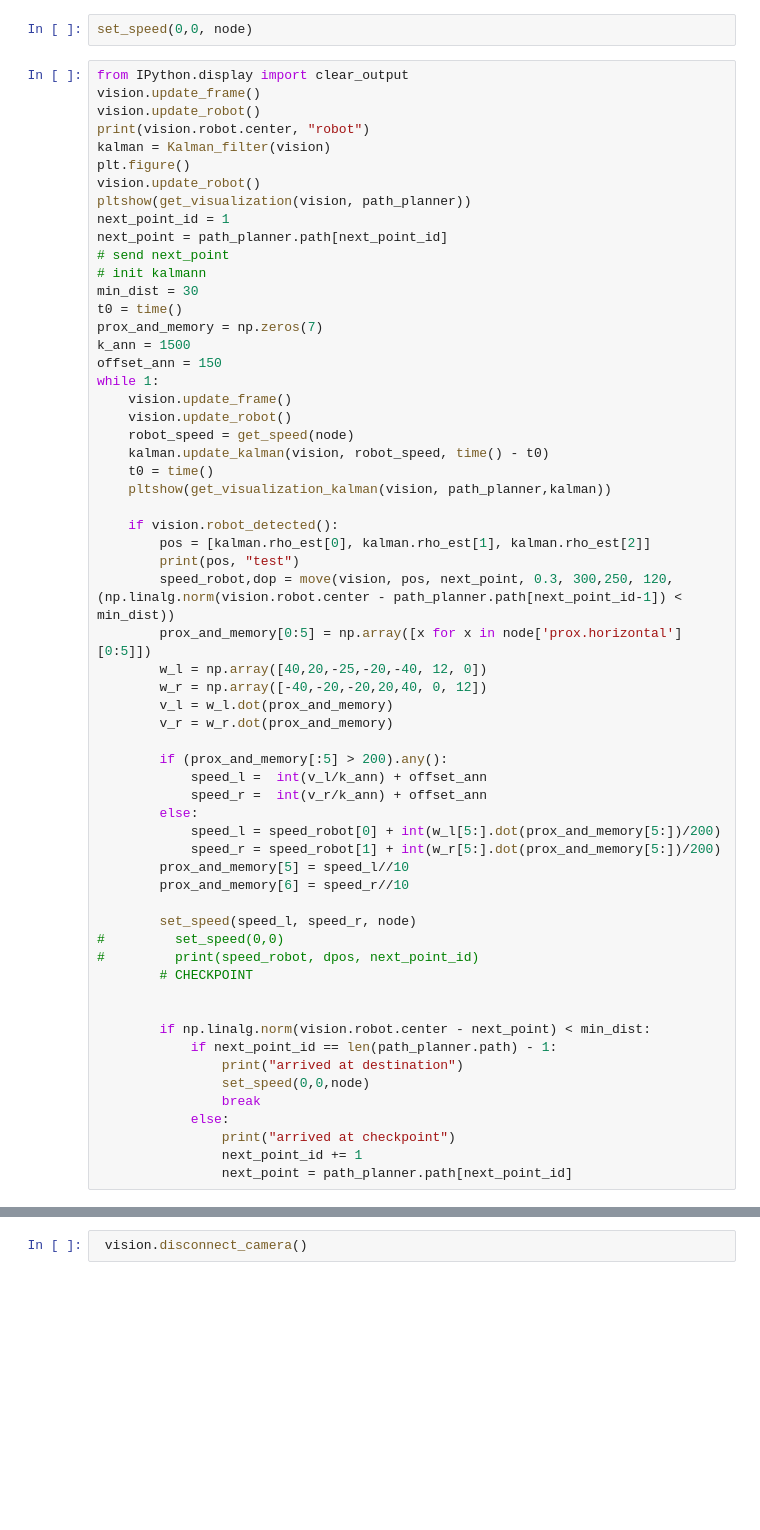
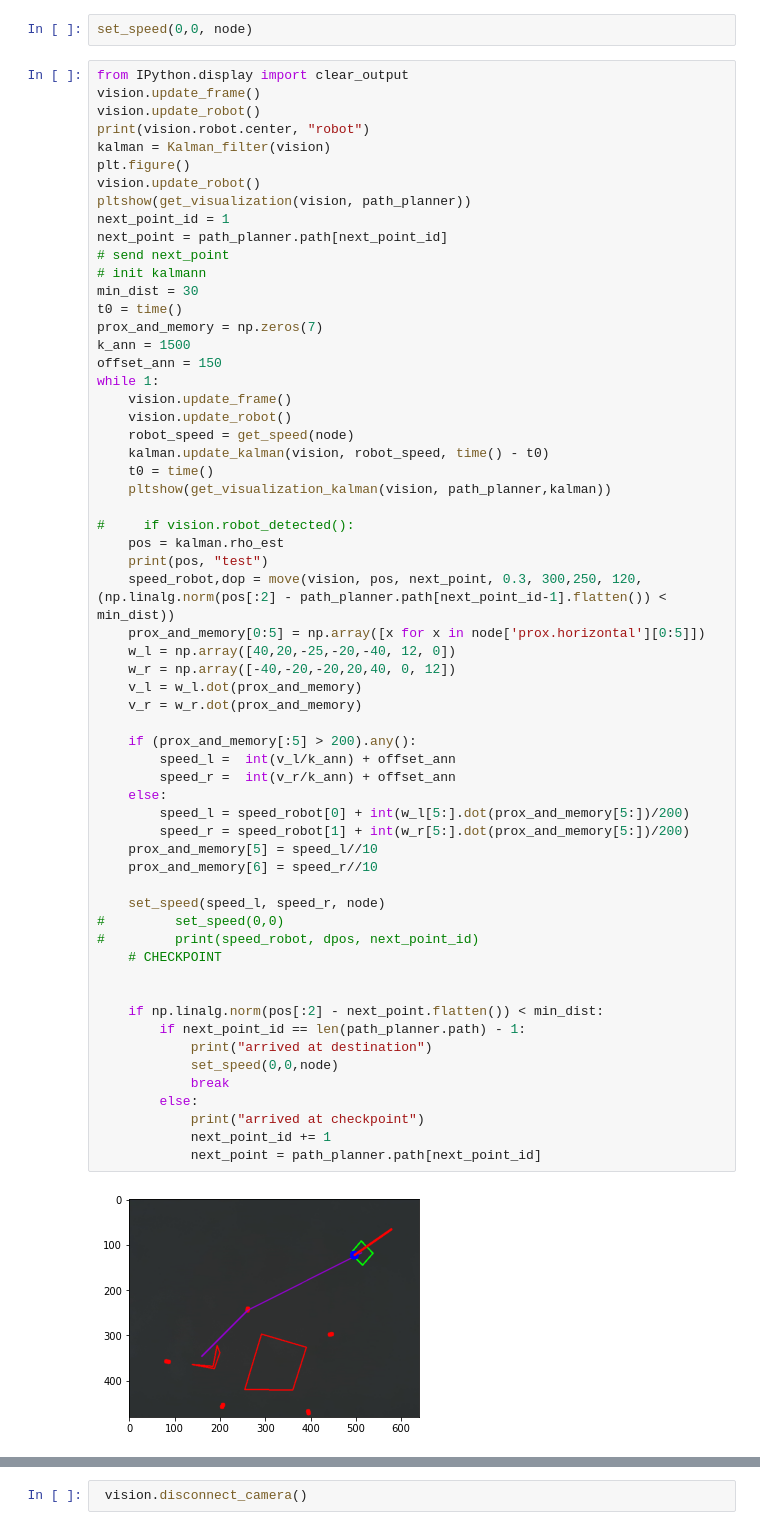
Before and after one commit to tgieruc/BOMR_2021, a Jupyter notebook: main.ipynb, the cells around one changed output, grey strips where cells are left out. Drawn from its saved outputs; the diff is of its cells as text; blank space fills up the shorter version.

Commit message:
Kalman working !

```diff
--- a/main.ipynb
+++ b/main.ipynb
@@ -140,58 +144,60 @@ from IPython.display import clear_output
 vision.update_frame()
 vision.update_robot()
 print(vision.robot.center, "robot")
 kalman = Kalman_filter(vision)
 plt.figure()
 vision.update_robot()
 pltshow(get_visualization(vision, path_planner))
 next_point_id = 1
 next_point = path_planner.path[next_point_id]
 # send next_point
 # init kalmann
 min_dist = 30
 t0 = time()
 prox_and_memory = np.zeros(7)
 k_ann = 1500
 offset_ann = 150
 while 1:
     vision.update_frame()
     vision.update_robot()
     robot_speed = get_speed(node)
     kalman.update_kalman(vision, robot_speed, time() - t0)
     t0 = time()
     pltshow(get_visualization_kalman(vision, path_planner,kalman))
 
-    if vision.robot_detected():
-        pos = [kalman.rho_est[0], kalman.rho_est[1], kalman.rho_est[2]]
-        print(pos, "test")
-        speed_robot,dop = move(vision, pos, next_point, 0.3, 300,250, 120, (np.linalg.norm(vision.robot.center - path_planner.path[next_point_id-1]) < min_dist))
-        prox_and_memory[0:5] = np.array([x for x in node['prox.horizontal'][0:5]])
-        w_l = np.array([40,20,-25,-20,-40, 12, 0])
-        w_r = np.array([-40,-20,-20,20,40, 0, 12])
-        v_l = w_l.dot(prox_and_memory)
-        v_r = w_r.dot(prox_and_memory)
+#     if vision.robot_detected():
+    pos = kalman.rho_est
+    print(pos, "test")
+    speed_robot,dop = move(vision, pos, next_point, 0.3, 300,250, 120, (np.linalg.norm(pos[:2] - path_planner.path[next_point_id-1].flatten()) < min_dist))
+    prox_and_memory[0:5] = np.array([x for x in node['prox.horizontal'][0:5]])
+    w_l = np.array([40,20,-25,-20,-40, 12, 0])
+    w_r = np.array([-40,-20,-20,20,40, 0, 12])
+    v_l = w_l.dot(prox_and_memory)
+    v_r = w_r.dot(prox_and_memory)
 
-        if (prox_and_memory[:5] > 200).any():
-            speed_l =  int(v_l/k_ann) + offset_ann
-            speed_r =  int(v_r/k_ann) + offset_ann
-        else:
-            speed_l = speed_robot[0] + int(w_l[5:].dot(prox_and_memory[5:])/200)
-            speed_r = speed_robot[1] + int(w_r[5:].dot(prox_and_memory[5:])/200)
-        prox_and_memory[5] = speed_l//10
-        prox_and_memory[6] = speed_r//10
+    if (prox_and_memory[:5] > 200).any():
+        speed_l =  int(v_l/k_ann) + offset_ann
+        speed_r =  int(v_r/k_ann) + offset_ann
+    else:
+        speed_l = speed_robot[0] + int(w_l[5:].dot(prox_and_memory[5:])/200)
+        speed_r = speed_robot[1] + int(w_r[5:].dot(prox_and_memory[5:])/200)
+    prox_and_memory[5] = speed_l//10
+    prox_and_memory[6] = speed_r//10
 
-        set_speed(speed_l, speed_r, node)
+    set_speed(speed_l, speed_r, node)
 #         set_speed(0,0)
 #         print(speed_robot, dpos, next_point_id)
-        # CHECKPOINT
+    # CHECKPOINT
 
 
-        if np.linalg.norm(vision.robot.center - next_point) < min_dist:
-            if next_point_id == len(path_planner.path) - 1:
-                print("arrived at destination")
-                set_speed(0,0,node)
-                break
-            else:
-                print("arrived at checkpoint")
-                next_point_id += 1
-                next_point = path_planner.path[next_point_id]
+    if np.linalg.norm(pos[:2] - next_point.flatten()) < min_dist:
+        if next_point_id == len(path_planner.path) - 1:
+            print("arrived at destination")
+            set_speed(0,0,node)
+            break
+        else:
+            print("arrived at checkpoint")
+            next_point_id += 1
+            next_point = path_planner.path[next_point_id]
+# %% [output]
+[figure, added]
```
Also changed, not shown: parts of 10 cells of this notebook, 3 other files.
